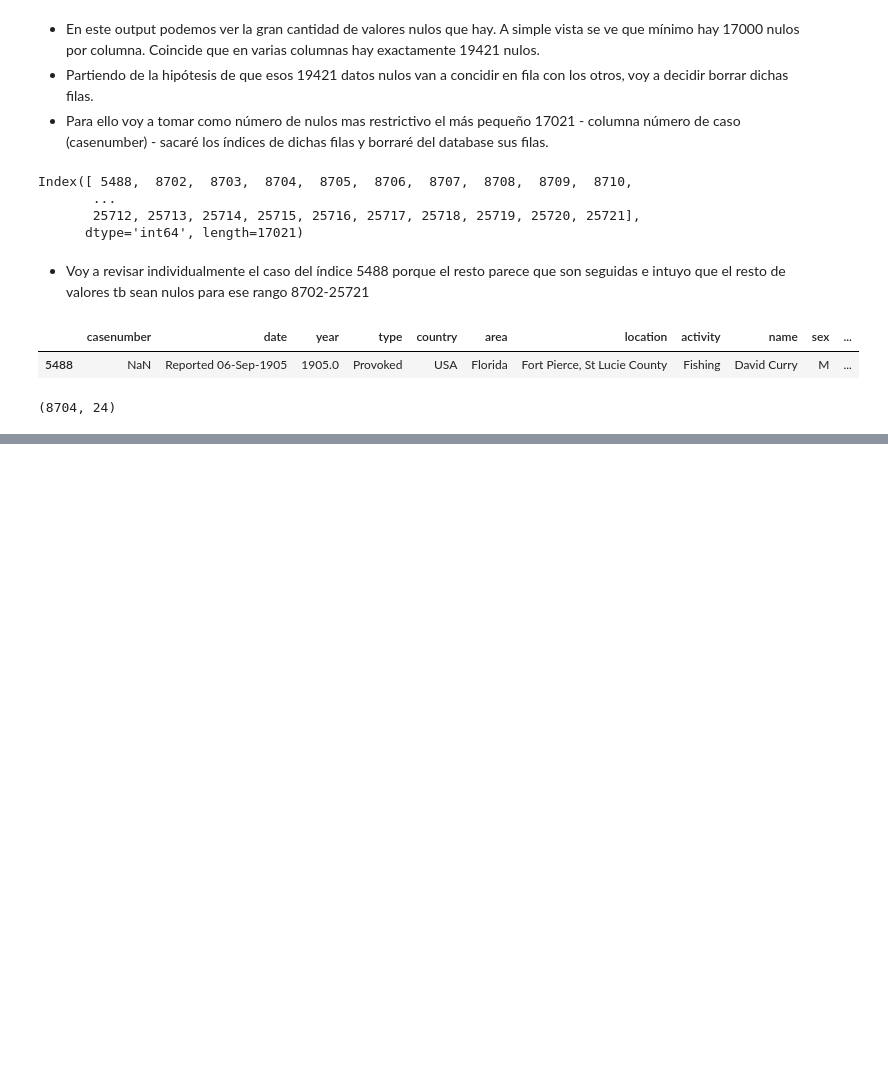
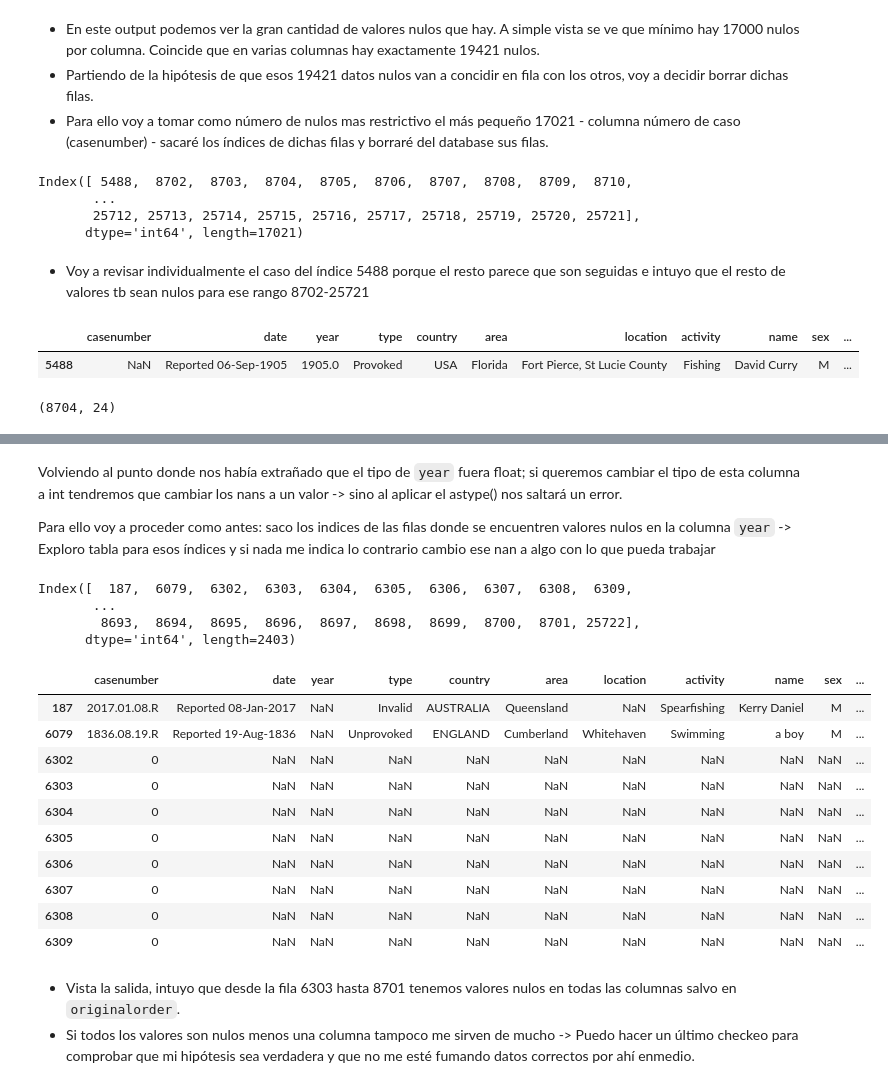
Before and after one commit to Jacobomb/PandasProjectJMB, a Jupyter notebook: notebooks/clean.ipynb, the cells around one changed output, grey strips where cells are left out. Saved outputs shown, nothing was run; the diff lists cells and outputs as text; code cells hidden in the pictures; blank space fills up the shorter version.

Commit message:
Estudio year

```diff
--- a/notebooks/clean.ipynb
+++ b/notebooks/clean.ipynb
@@ -114,6 +114,6 @@ data.drop([i for i in range(8702,25721)],axis=0).shape
 (8704, 24)
 # %%
 # Antes de aplicar el cambio veo que esté haciéndolo bien imprimiendo el shape. Hemos bajado las filas a 8704 así que bien -> Procedo con el inplace=True
-data.drop([i for i in range(8702,25721)],axis=0,inplace=True)
+data.drop([i for i in range(8702,25722)],axis=0,inplace=True)
 data.shape
 # %% [output]
@@ -129,0 +150,29 @@ data.head()
+# %% [markdown]
+Volviendo al punto donde nos había extrañado que el tipo de `year` fuera float; si queremos cambiar el tipo de esta columna a int tendremos que cambiar los nans a un valor -> sino al aplicar el astype() nos saltará un error.
+
+Para ello voy a proceder como antes: saco los indices de las filas donde se encuentren valores nulos en la columna `year` -> Exploro tabla para esos índices y si nada me indica lo contrario cambio ese nan a algo con lo que pueda trabajar
+# %%
+yearsnulos = data[data.year.isna() == True].index
+yearsnulos
+# %% [output]
+Index([  187,  6079,  6302,  6303,  6304,  6305,  6306,  6307,  6308,  6309,
+       ...
+        8693,  8694,  8695,  8696,  8697,  8698,  8699,  8700,  8701, 25722],
+      dtype='int64', length=2403)
+# %%
+data.loc[yearsnulos].head(10)
+# %% [output]
+|  | casenumber | date | year | type | country | area | location | activity | name | sex | ... |
+| 187 | 2017.01.08.R | Reported 08-Jan-2017 | NaN | Invalid | AUSTRALIA | Queensland | NaN | Spearfishing | Kerry Daniel | M | ... |
+| 6079 | 1836.08.19.R | Reported 19-Aug-1836 | NaN | Unprovoked | ENGLAND | Cumberland | Whitehaven | Swimming | a boy | M | ... |
+| 6302 | 0 | NaN | NaN | NaN | NaN | NaN | NaN | NaN | NaN | NaN | ... |
+| 6303 | 0 | NaN | NaN | NaN | NaN | NaN | NaN | NaN | NaN | NaN | ... |
+| 6304 | 0 | NaN | NaN | NaN | NaN | NaN | NaN | NaN | NaN | NaN | ... |
+| 6305 | 0 | NaN | NaN | NaN | NaN | NaN | NaN | NaN | NaN | NaN | ... |
+| 6306 | 0 | NaN | NaN | NaN | NaN | NaN | NaN | NaN | NaN | NaN | ... |
+| 6307 | 0 | NaN | NaN | NaN | NaN | NaN | NaN | NaN | NaN | NaN | ... |
+| 6308 | 0 | NaN | NaN | NaN | NaN | NaN | NaN | NaN | NaN | NaN | ... |
+| 6309 | 0 | NaN | NaN | NaN | NaN | NaN | NaN | NaN | NaN | NaN | ... |
+# %% [markdown]
+* Vista la salida, intuyo que desde la fila 6303 hasta 8701 tenemos valores nulos en todas las columnas salvo en `originalorder`.
+ * Si todos los valores son nulos menos una columna tampoco me sirven de mucho -> Puedo hacer un último checkeo para comprobar que mi hipótesis sea verdadera y que no me esté fumando datos correctos por ahí enmedio.
```
Also changed, not shown: parts of 4 cells of this notebook.
